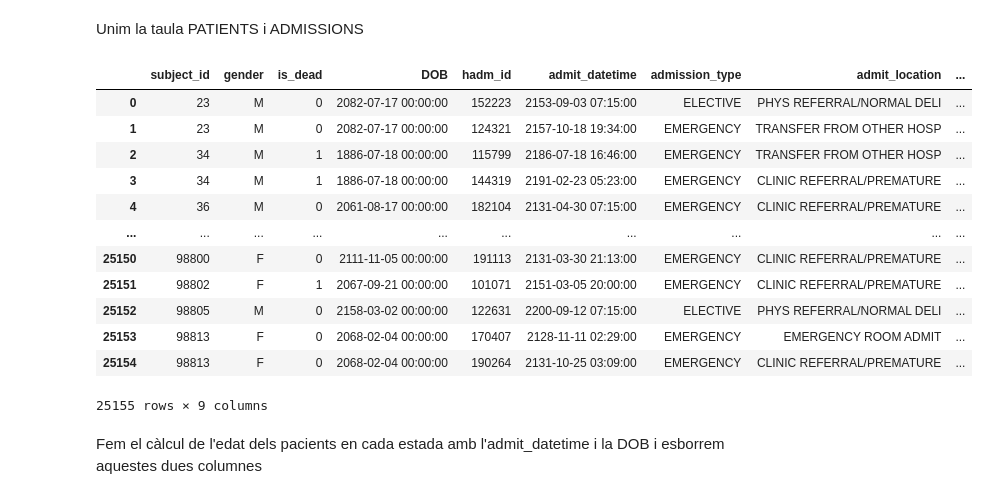
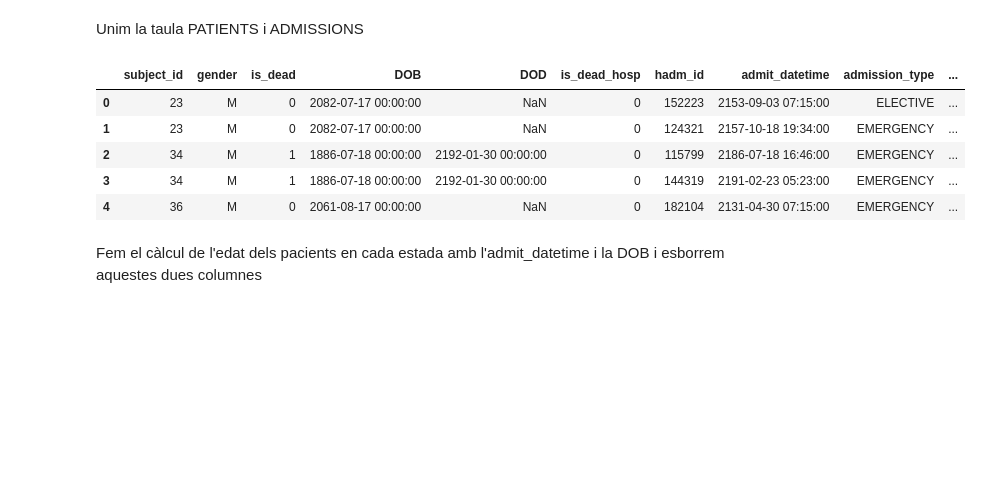
Before and after one commit to juaguilera/TFG, a Jupyter notebook: proves_df.ipynb, the cells around one changed output. Drawn from its saved outputs; the diff is of its cells as text; code cells hidden in the pictures; blank space fills up the shorter version.

```diff
--- a/proves_df.ipynb
+++ b/proves_df.ipynb
@@ -101,4 +112,10 @@ patients_df["gender"] = patients_icu["GENDER"]
 patients_df["is_dead"] = patients_icu["EXPIRE_FLAG"]
 # %%
 patients_df["DOB"] = patients_icu["DOB"]
+# %%
+patients_df["DOD"] = patients_icu["DOD"]
+# %%
+patients_df["is_dead_hosp"] = patients_icu["DOD_HOSP"]
+# %%
+patients_df["is_dead_hosp"] = patients_icu["DOD_HOSP"].apply(lambda x: 1 if pd.notna(x) else 0)
 # %%
@@ -230,21 +233,14 @@ p249
 Unim la taula PATIENTS i ADMISSIONS
 # %%
 admis_with_patients_df = patients_df.merge(admissions_df, on="subject_id", how="right")
-admis_with_patients_df
+admis_with_patients_df.head()
 # %% [output]
-|  | subject_id | gender | is_dead | DOB | hadm_id | admit_datetime | admission_type | admit_location | ... |
-| 0 | 23 | M | 0 | 2082-07-17 00:00:00 | 152223 | 2153-09-03 07:15:00 | ELECTIVE | PHYS REFERRAL/NORMAL DELI | ... |
-| 1 | 23 | M | 0 | 2082-07-17 00:00:00 | 124321 | 2157-10-18 19:34:00 | EMERGENCY | TRANSFER FROM OTHER HOSP | ... |
-| 2 | 34 | M | 1 | 1886-07-18 00:00:00 | 115799 | 2186-07-18 16:46:00 | EMERGENCY | TRANSFER FROM OTHER HOSP | ... |
-| 3 | 34 | M | 1 | 1886-07-18 00:00:00 | 144319 | 2191-02-23 05:23:00 | EMERGENCY | CLINIC REFERRAL/PREMATURE | ... |
-| 4 | 36 | M | 0 | 2061-08-17 00:00:00 | 182104 | 2131-04-30 07:15:00 | EMERGENCY | CLINIC REFERRAL/PREMATURE | ... |
-| ... | ... | ... | ... | ... | ... | ... | ... | ... | ... |
-| 25150 | 98800 | F | 0 | 2111-11-05 00:00:00 | 191113 | 2131-03-30 21:13:00 | EMERGENCY | CLINIC REFERRAL/PREMATURE | ... |
-| 25151 | 98802 | F | 1 | 2067-09-21 00:00:00 | 101071 | 2151-03-05 20:00:00 | EMERGENCY | CLINIC REFERRAL/PREMATURE | ... |
-| 25152 | 98805 | M | 0 | 2158-03-02 00:00:00 | 122631 | 2200-09-12 07:15:00 | ELECTIVE | PHYS REFERRAL/NORMAL DELI | ... |
-| 25153 | 98813 | F | 0 | 2068-02-04 00:00:00 | 170407 | 2128-11-11 02:29:00 | EMERGENCY | EMERGENCY ROOM ADMIT | ... |
-| 25154 | 98813 | F | 0 | 2068-02-04 00:00:00 | 190264 | 2131-10-25 03:09:00 | EMERGENCY | CLINIC REFERRAL/PREMATURE | ... |
+|  | subject_id | gender | is_dead | DOB | DOD | is_dead_hosp | hadm_id | admit_datetime | admission_type | ... |
+| 0 | 23 | M | 0 | 2082-07-17 00:00:00 | NaN | 0 | 152223 | 2153-09-03 07:15:00 | ELECTIVE | ... |
+| 1 | 23 | M | 0 | 2082-07-17 00:00:00 | NaN | 0 | 124321 | 2157-10-18 19:34:00 | EMERGENCY | ... |
+| 2 | 34 | M | 1 | 1886-07-18 00:00:00 | 2192-01-30 00:00:00 | 0 | 115799 | 2186-07-18 16:46:00 | EMERGENCY | ... |
+| 3 | 34 | M | 1 | 1886-07-18 00:00:00 | 2192-01-30 00:00:00 | 0 | 144319 | 2191-02-23 05:23:00 | EMERGENCY | ... |
+| 4 | 36 | M | 0 | 2061-08-17 00:00:00 | NaN | 0 | 182104 | 2131-04-30 07:15:00 | EMERGENCY | ... |
-25155 rows × 9 columns
 # %% [markdown]
 Fem el càlcul de l'edat dels pacients en cada estada amb l'admit_datetime i la DOB i esborrem aquestes dues columnes
 # %%
```
Also changed, not shown: parts of 73 cells of this notebook.
